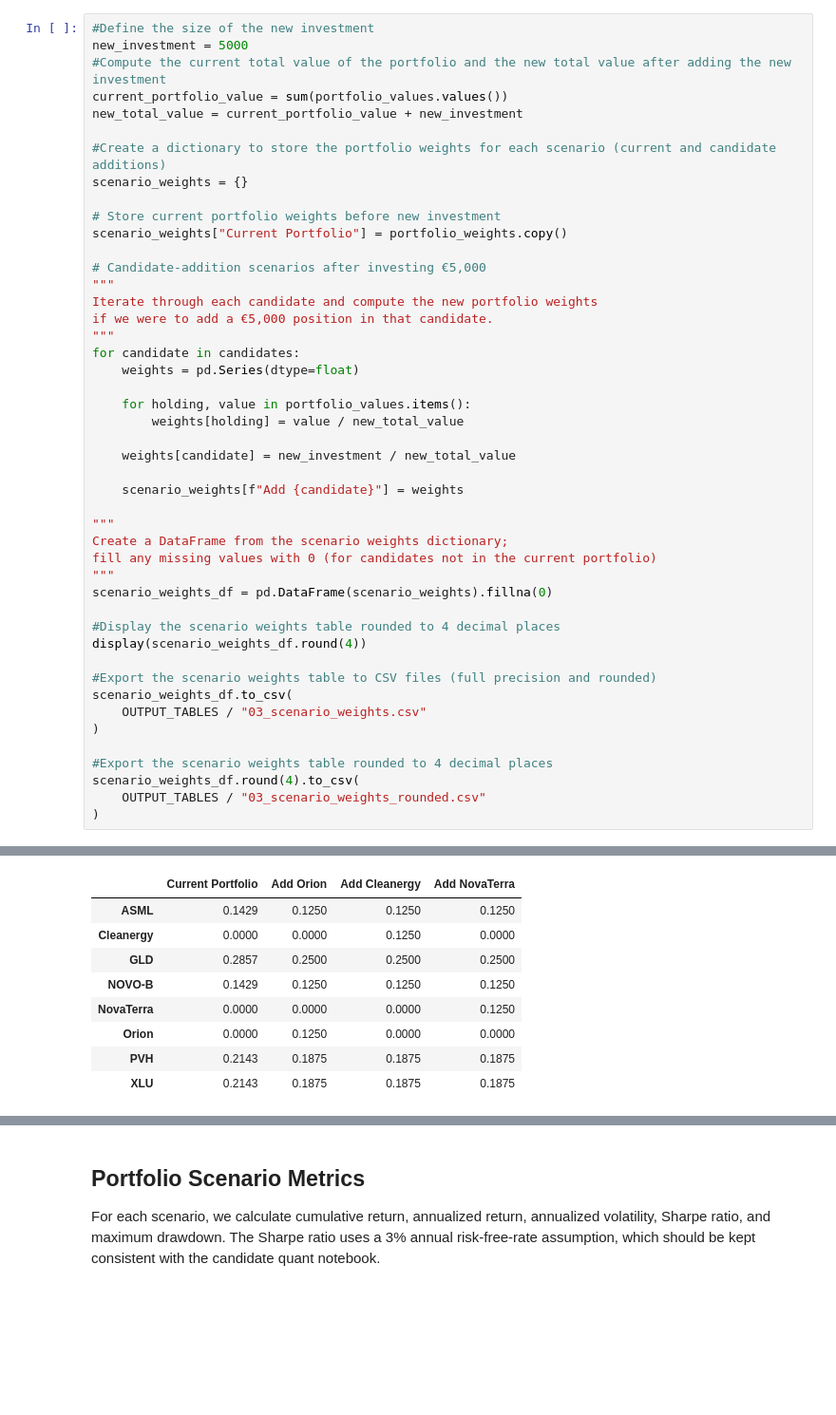
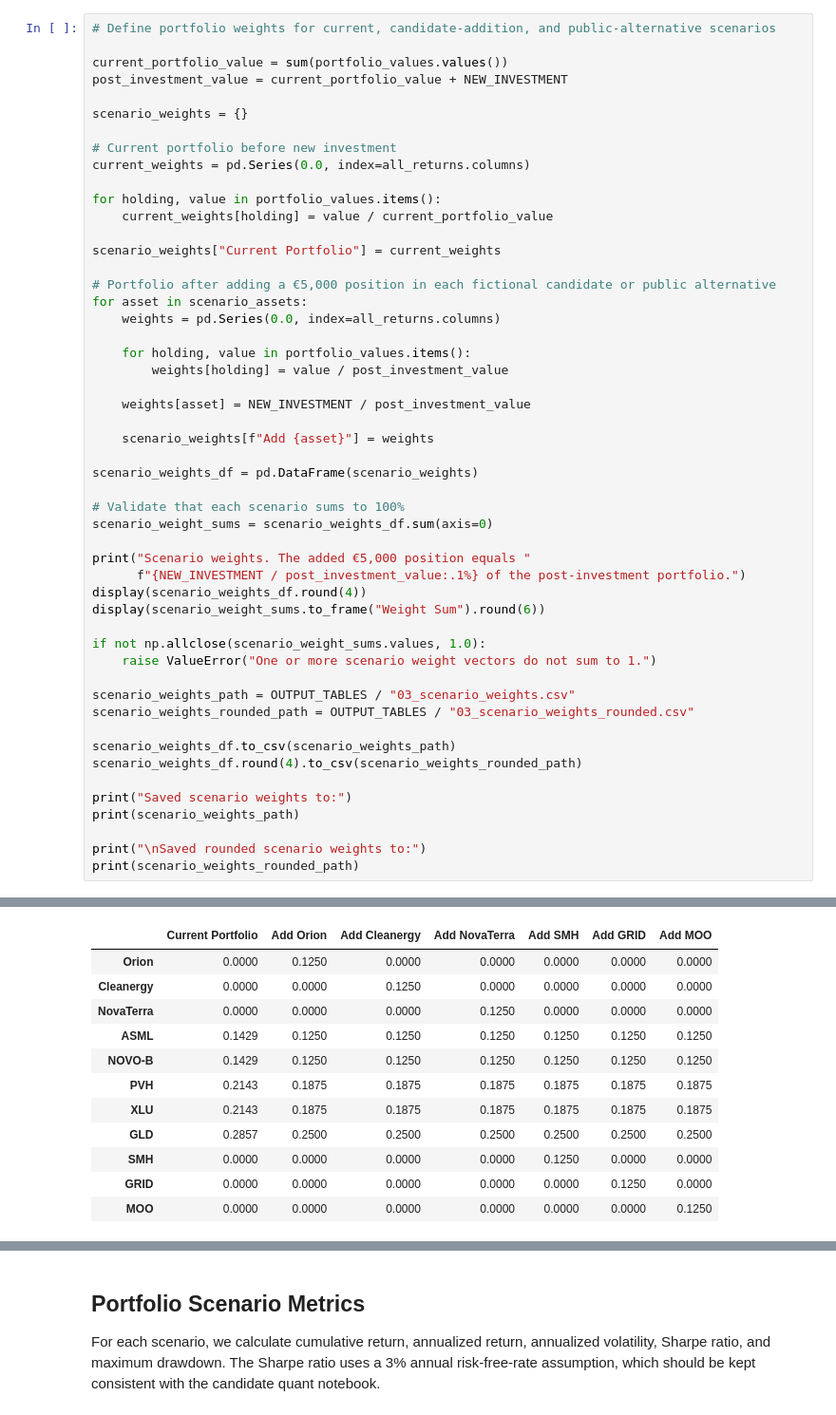
Before and after one commit to pablaris/eden_application, a Jupyter notebook: notebooks/03_portfolio_fit_and_diversification.ipynb, the cells around one changed output, grey strips where cells are left out. Shown at 95% size. Drawn from its saved outputs; the diff is of its cells as text; blank space fills up the shorter version.

```diff
--- a/notebooks/03_portfolio_fit_and_diversification.ipynb
+++ b/notebooks/03_portfolio_fit_and_diversification.ipynb
@@ -604,47 +668,52 @@ This correlation evidence does not decide the recommendation by itself. The next
 # %%
-#Define the size of the new investment
-new_investment = 5000
-#Compute the current total value of the portfolio and the new total value after adding the new investment
+# Define portfolio weights for current, candidate-addition, and public-alternative scenarios
+
 current_portfolio_value = sum(portfolio_values.values())
-new_total_value = current_portfolio_value + new_investment
+post_investment_value = current_portfolio_value + NEW_INVESTMENT
 
-#Create a dictionary to store the portfolio weights for each scenario (current and candidate additions)
 scenario_weights = {}
 
-# Store current portfolio weights before new investment
-scenario_weights["Current Portfolio"] = portfolio_weights.copy()
+# Current portfolio before new investment
+current_weights = pd.Series(0.0, index=all_returns.columns)
 
-# Candidate-addition scenarios after investing €5,000
-"""
-Iterate through each candidate and compute the new portfolio weights
-if we were to add a €5,000 position in that candidate.
-"""
-for candidate in candidates:
-    weights = pd.Series(dtype=float)
+for holding, value in portfolio_values.items():
+    current_weights[holding] = value / current_portfolio_value
+
+scenario_weights["Current Portfolio"] = current_weights
+
+# Portfolio after adding a €5,000 position in each fictional candidate or public alternative
+for asset in scenario_assets:
+    weights = pd.Series(0.0, index=all_returns.columns)
 
     for holding, value in portfolio_values.items():
-        weights[holding] = value / new_total_value
+        weights[holding] = value / post_investment_value
 
-    weights[candidate] = new_investment / new_total_value
+    weights[asset] = NEW_INVESTMENT / post_investment_value
 
-    scenario_weights[f"Add {candidate}"] = weights
+    scenario_weights[f"Add {asset}"] = weights
 
-"""
-Create a DataFrame from the scenario weights dictionary;
-fill any missing values with 0 (for candidates not in the current portfolio)
-"""
-scenario_weights_df = pd.DataFrame(scenario_weights).fillna(0)
+scenario_weights_df = pd.DataFrame(scenario_weights)
 
-#Display the scenario weights table rounded to 4 decimal places
+# Validate that each scenario sums to 100%
+scenario_weight_sums = scenario_weights_df.sum(axis=0)
+
+print("Scenario weights. The added €5,000 position equals "
+      f"{NEW_INVESTMENT / post_investment_value:.1%} of the post-investment portfolio.")
 display(scenario_weights_df.round(4))
+display(scenario_weight_sums.to_frame("Weight Sum").round(6))
 
-#Export the scenario weights table to CSV files (full precision and rounded)
-scenario_weights_df.to_csv(
-    OUTPUT_TABLES / "03_scenario_weights.csv"
-)
+if not np.allclose(scenario_weight_sums.values, 1.0):
+    raise ValueError("One or more scenario weight vectors do not sum to 1.")
 
-#Export the scenario weights table rounded to 4 decimal places
-scenario_weights_df.round(4).to_csv(
-    OUTPUT_TABLES / "03_scenario_weights_rounded.csv"
-)
+scenario_weights_path = OUTPUT_TABLES / "03_scenario_weights.csv"
+scenario_weights_rounded_path = OUTPUT_TABLES / "03_scenario_weights_rounded.csv"
+
+scenario_weights_df.to_csv(scenario_weights_path)
+scenario_weights_df.round(4).to_csv(scenario_weights_rounded_path)
+
+print("Saved scenario weights to:")
+print(scenario_weights_path)
+
+print("\nSaved rounded scenario weights to:")
+print(scenario_weights_rounded_path)
 # %% [output]
@@ -651,9 +721,12 @@ scenario_weights_df.round(4).to_csv(
-|  | Current Portfolio | Add Orion | Add Cleanergy | Add NovaTerra |
-| ASML | 0.1429 | 0.1250 | 0.1250 | 0.1250 |
-| Cleanergy | 0.0000 | 0.0000 | 0.1250 | 0.0000 |
-| GLD | 0.2857 | 0.2500 | 0.2500 | 0.2500 |
-| NOVO-B | 0.1429 | 0.1250 | 0.1250 | 0.1250 |
-| NovaTerra | 0.0000 | 0.0000 | 0.0000 | 0.1250 |
-| Orion | 0.0000 | 0.1250 | 0.0000 | 0.0000 |
-| PVH | 0.2143 | 0.1875 | 0.1875 | 0.1875 |
-| XLU | 0.2143 | 0.1875 | 0.1875 | 0.1875 |
+|  | Current Portfolio | Add Orion | Add Cleanergy | Add NovaTerra | Add SMH | Add GRID | Add MOO |
+| Orion | 0.0000 | 0.1250 | 0.0000 | 0.0000 | 0.0000 | 0.0000 | 0.0000 |
+| Cleanergy | 0.0000 | 0.0000 | 0.1250 | 0.0000 | 0.0000 | 0.0000 | 0.0000 |
+| NovaTerra | 0.0000 | 0.0000 | 0.0000 | 0.1250 | 0.0000 | 0.0000 | 0.0000 |
+| ASML | 0.1429 | 0.1250 | 0.1250 | 0.1250 | 0.1250 | 0.1250 | 0.1250 |
+| NOVO-B | 0.1429 | 0.1250 | 0.1250 | 0.1250 | 0.1250 | 0.1250 | 0.1250 |
+| PVH | 0.2143 | 0.1875 | 0.1875 | 0.1875 | 0.1875 | 0.1875 | 0.1875 |
+| XLU | 0.2143 | 0.1875 | 0.1875 | 0.1875 | 0.1875 | 0.1875 | 0.1875 |
+| GLD | 0.2857 | 0.2500 | 0.2500 | 0.2500 | 0.2500 | 0.2500 | 0.2500 |
+| SMH | 0.0000 | 0.0000 | 0.0000 | 0.0000 | 0.1250 | 0.0000 | 0.0000 |
+| GRID | 0.0000 | 0.0000 | 0.0000 | 0.0000 | 0.0000 | 0.1250 | 0.0000 |
+| MOO | 0.0000 | 0.0000 | 0.0000 | 0.0000 | 0.0000 | 0.0000 | 0.1250 |
```
Also changed, not shown: parts of 29 cells of this notebook.
